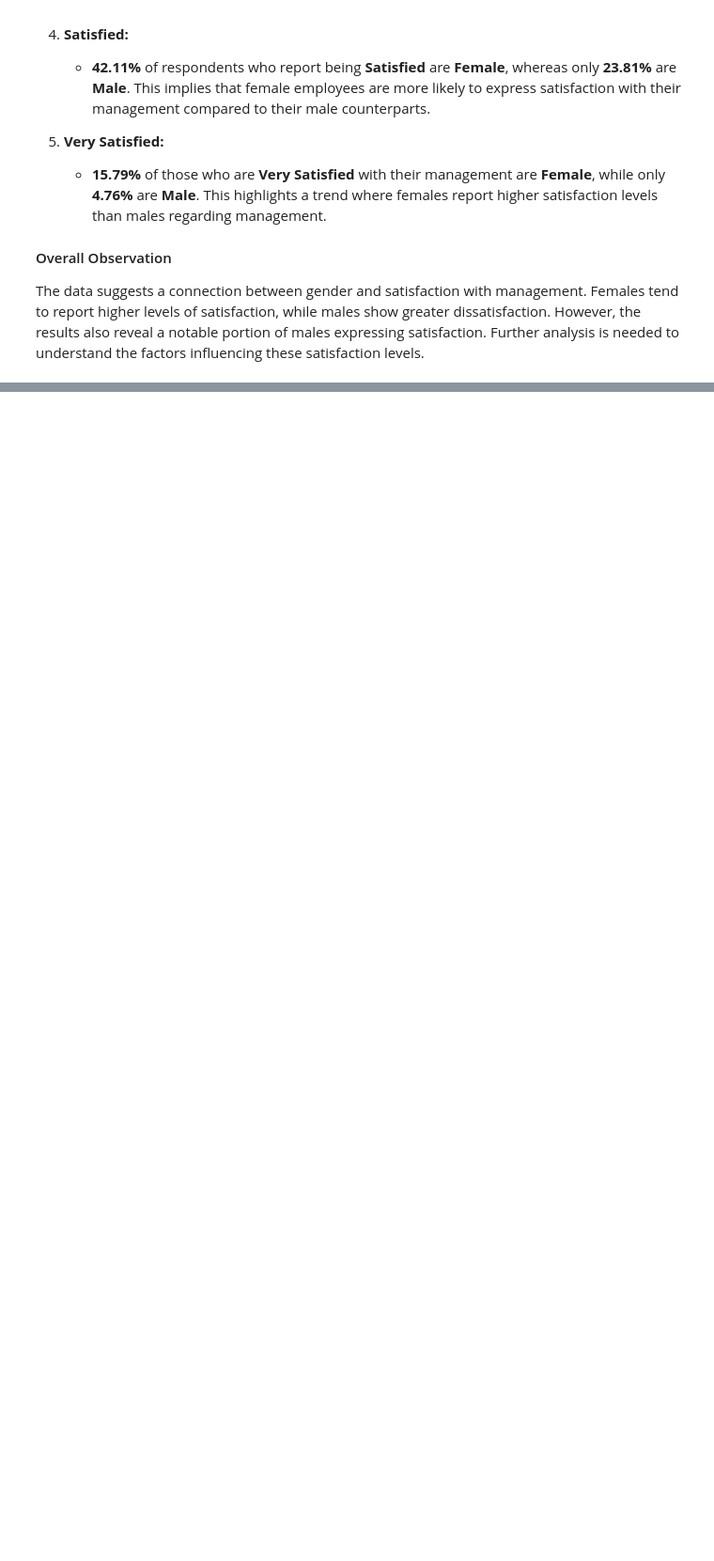
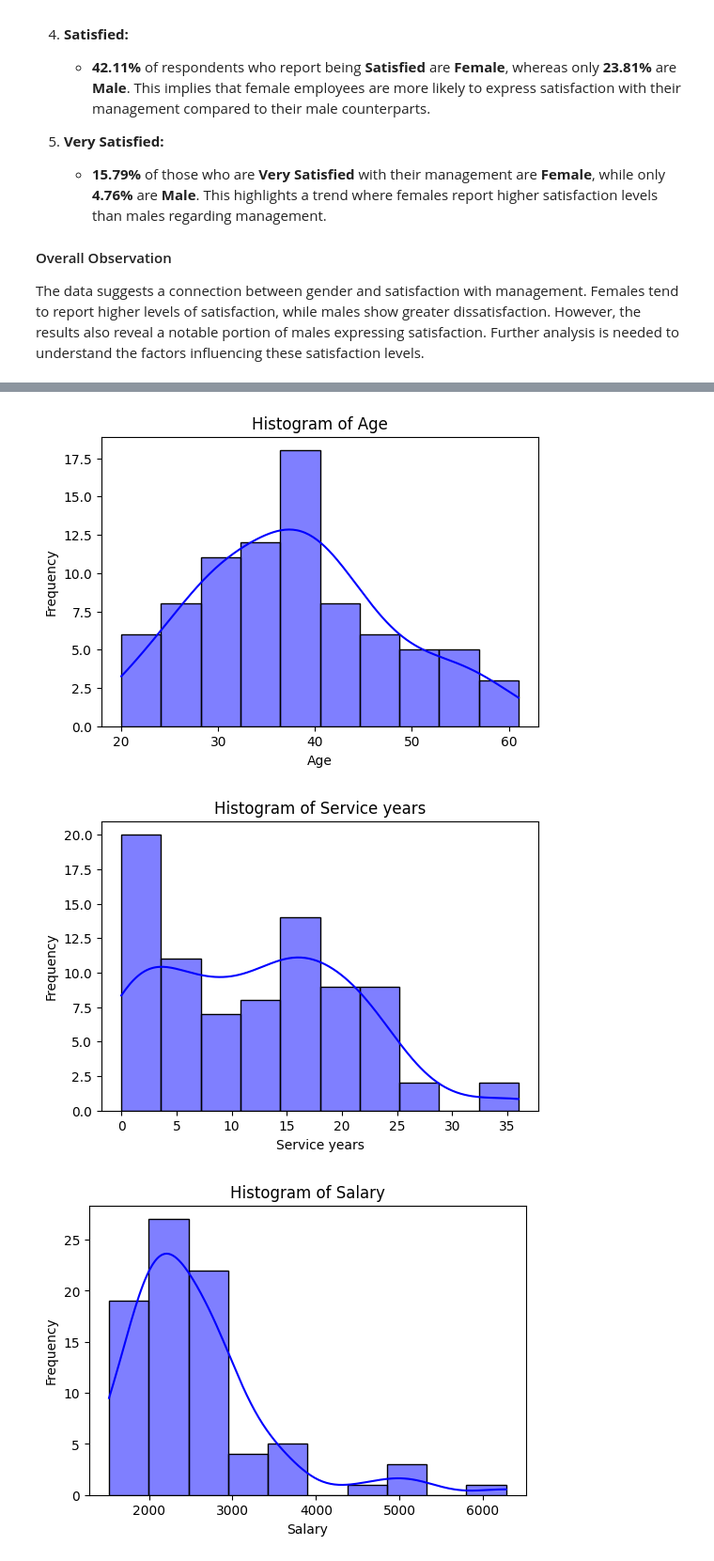
Before and after one commit to yayomithakshila/Data-Processing-with-Python-Project, a Jupyter notebook: Analyzing_WorkPlaceSatisfactionSurveyData.ipynb, the cells around one changed output, grey strips where cells are left out. Shown: that part at 94% size. Drawn from its saved outputs; the diff is of its cells as text; code cells hidden in the pictures; blank space fills up the shorter version.

```diff
--- a/Analyzing_WorkPlaceSatisfactionSurveyData.ipynb
+++ b/Analyzing_WorkPlaceSatisfactionSurveyData.ipynb
@@ -626,0 +627,17 @@ Not Single      50.0  100.0  50.0  50.0    0.0
+# %%
+
+# Assuming 'df' is your DataFrame
+
+# Identify categorical and numerical columns
+categorical_cols = df.select_dtypes(include=['object', 'category']).columns
+numerical_cols = df.select_dtypes(include=['int64', 'float64']).columns
+
+# Print categorical columns
+print("Categorical Variables:")
+for col in categorical_cols:
+    print(col)
+
+# Print numerical columns
+print("\nNumerical Variables:")
+for col in numerical_cols:
+    print(col)
@@ -626,0 +843,16 @@ Not Single      50.0  100.0  50.0  50.0    0.0
+# %%
+# List of numerical variables
+numerical_vars = ['Age', 'Service years', 'Salary']
+
+# Histograms for numerical variables
+for var in numerical_vars:
+    plt.figure(figsize=(6, 4))
+    sns.histplot(df[var], kde=True, color='blue', bins=10)
+    plt.title(f'Histogram of {var}')
+    plt.ylabel('Frequency')
+    plt.xlabel(var)
+    plt.show()
+# %% [output]
+[figure, added]
+[figure, added]
+[figure, added]
```
Also changed, not shown: parts of 10 cells of this notebook.
